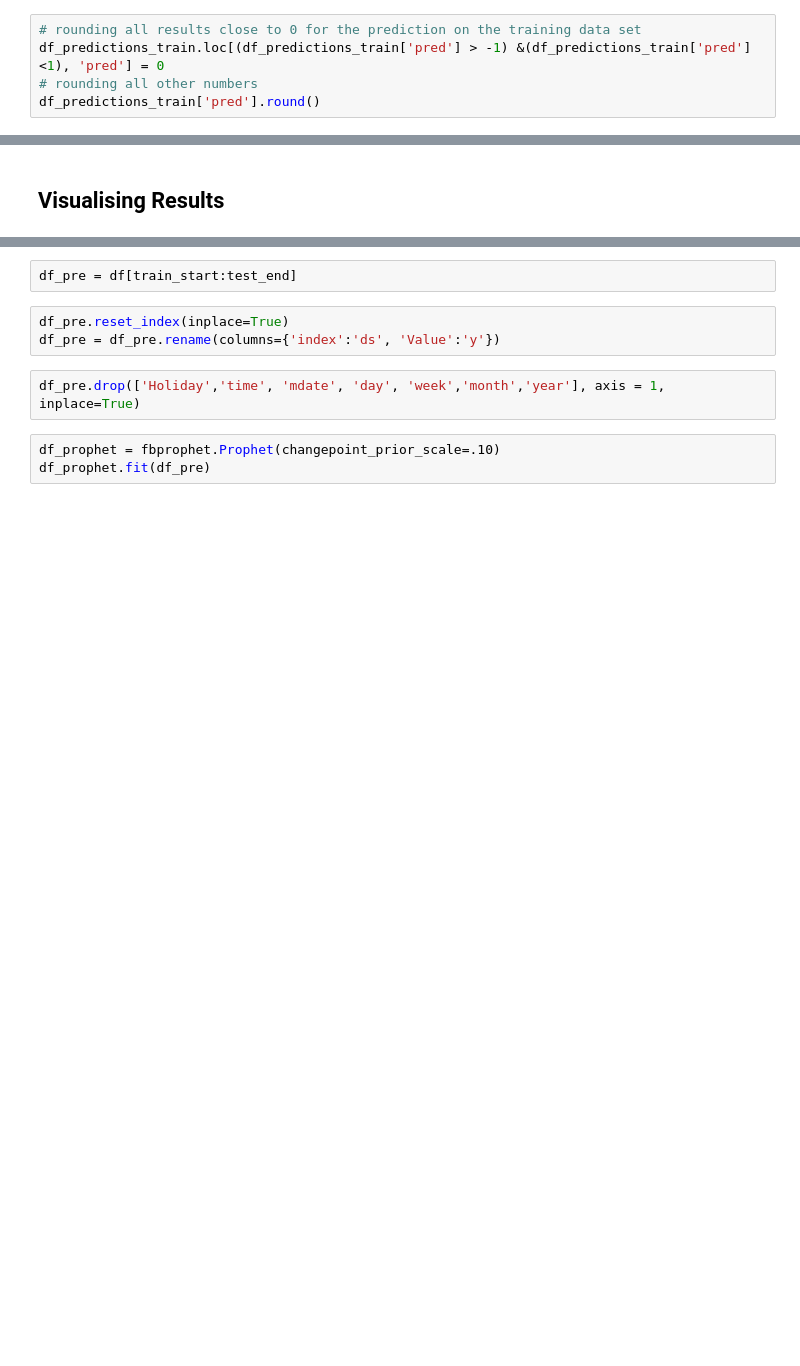
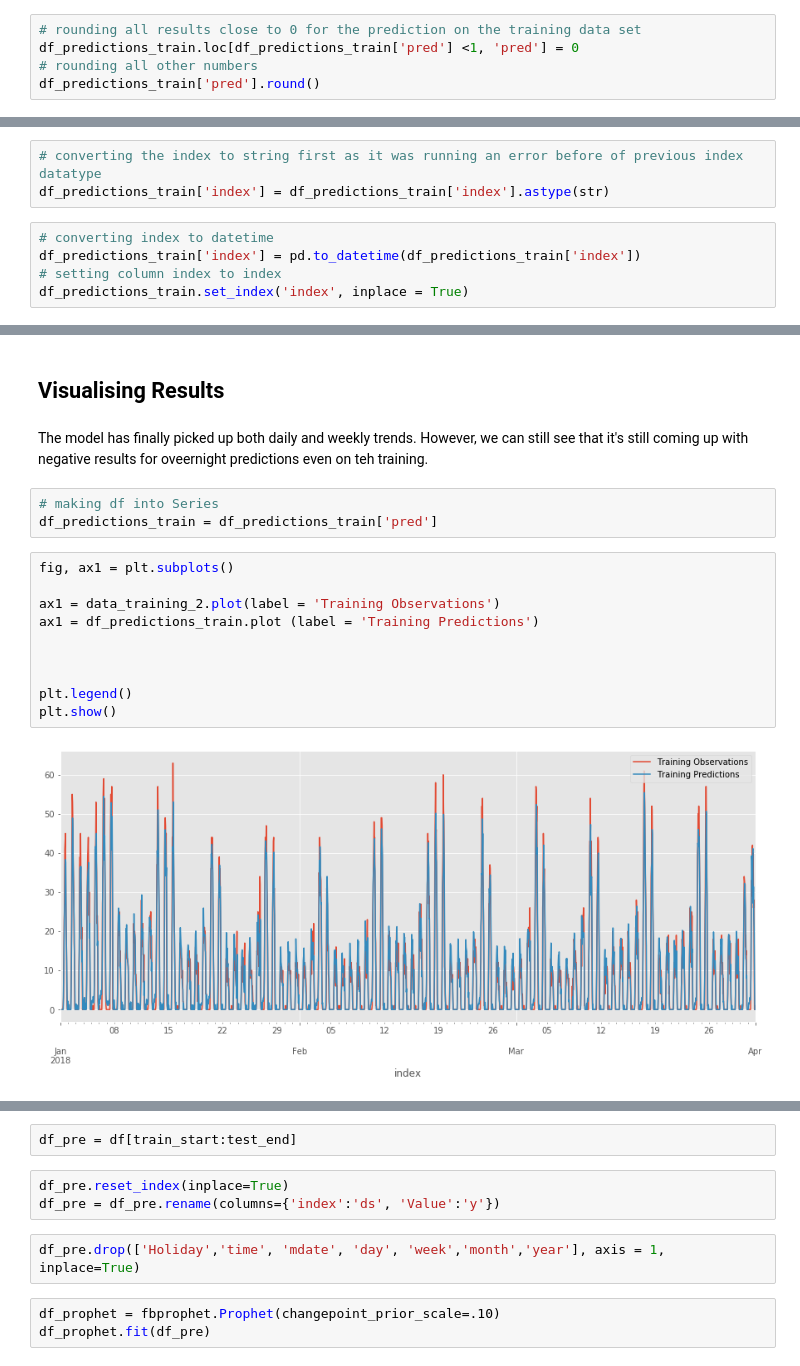
Before and after one commit to matteomm/sales-traffic-us-store, a Jupyter notebook: notebooks/modelling_traffic.ipynb, the cells around one changed output, grey strips where cells are left out. Saved outputs shown, nothing was run; the diff lists cells and outputs as text; blank space fills up the shorter version.

```diff
--- a/notebooks/modelling_traffic.ipynb
+++ b/notebooks/modelling_traffic.ipynb
@@ -797,6 +845,6 @@ I'll round to 0 all the results contained in between -1 and 1 just to make the m
 # %%
 # rounding all results close to 0 for the prediction on the training data set
-df_predictions_train.loc[(df_predictions_train['pred'] > -1) &(df_predictions_train['pred'] <1), 'pred'] = 0
+df_predictions_train.loc[df_predictions_train['pred'] <1, 'pred'] = 0
 # rounding all other numbers
 df_predictions_train['pred'].round()
 # %% [output]
@@ -818,0 +863,8 @@ AttributeError: 'Series' object has no attribute 'to_datetime'
+# %%
+# converting the index to string first as it was running an error before of previous index datatype
+df_predictions_train['index'] = df_predictions_train['index'].astype(str)
+# %%
+# converting index to datetime
+df_predictions_train['index'] = pd.to_datetime(df_predictions_train['index'])
+# setting column index to index
+df_predictions_train.set_index('index', inplace = True)
@@ -838,2 +918,19 @@ df_forecast.round()
 # %% [markdown]
 ## Visualising Results
+# %% [markdown]
+The model has finally picked up both daily and weekly trends. However, we can still see that it's still coming up with negative results for oveernight predictions even on teh training.
+# %%
+# making df into Series
+df_predictions_train = df_predictions_train['pred']
+# %%
+fig, ax1 = plt.subplots()
+
+ax1 = data_training_2.plot(label = 'Training Observations')
+ax1 = df_predictions_train.plot (label = 'Training Predictions')
+
+
+
+plt.legend()
+plt.show()
+# %% [output]
+[figure, added]
```
Also changed, not shown: parts of 69 cells of this notebook.
